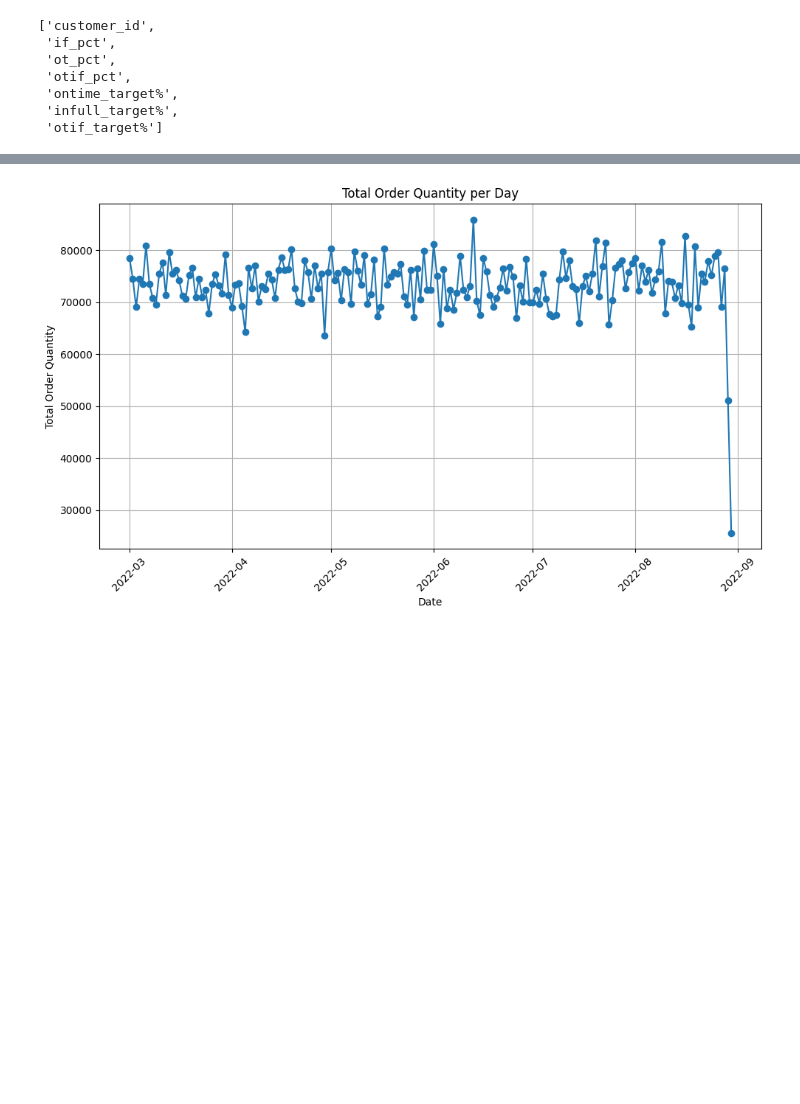
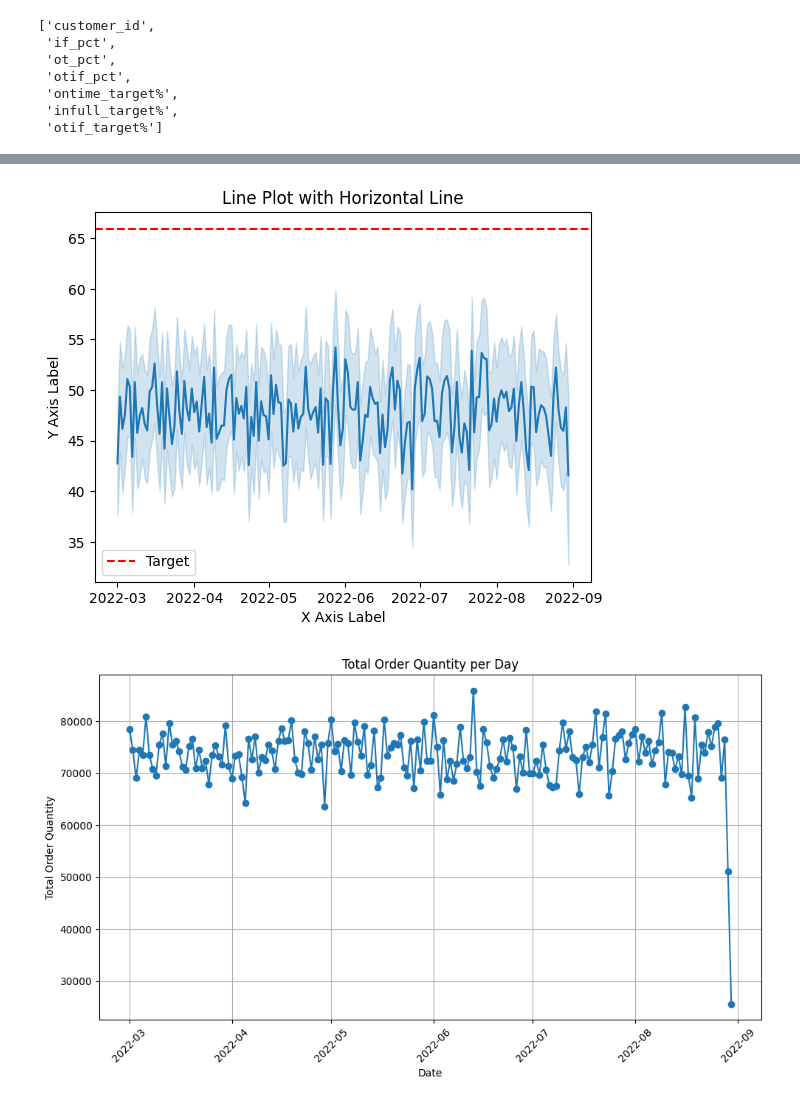
Before and after one commit to occampos/OptimizingDelivery, a Jupyter notebook: analysis.ipynb, the cells around one changed output, grey strips where cells are left out. Saved outputs shown, nothing was run; the diff lists cells and outputs as text; code cells hidden in the pictures; blank space fills up the shorter version.

```diff
--- a/analysis.ipynb
+++ b/analysis.ipynb
@@ -156,3 +230,31 @@ customer_split.sample(5)
+# %%
+import matplotlib.pyplot as plt
+import seaborn as sns
+
+# Assuming `od_order_lines` and `od_target_orders` contain the required data
+
+# Create a Matplotlib figure and axis
+fig, ax = plt.subplots()
+
+# Plot the line plot using Seaborn
+sns.lineplot(x=od_order_lines['order_placement_date'], y=od_order_lines['on_time_in_full'] * 100, ax=ax)
+
+# Plot the horizontal line using Matplotlib
+mean_value = od_target_orders['otif_target%'].mean()
+ax.axhline(y=mean_value, color='r', linestyle='--', label='Target')
+
+# Add labels and title
+ax.set_xlabel('X Axis Label')
+ax.set_ylabel('Y Axis Label')
+ax.set_title('Line Plot with Horizontal Line')
+
+# Show legend
+ax.legend()
+
+# Show the plot
+plt.show()
+# %% [output]
+[figure, added]
 # %%
 # Plot quantity ordered over time
 
```
Also changed, not shown: parts of 10 cells of this notebook, 1 other file.
